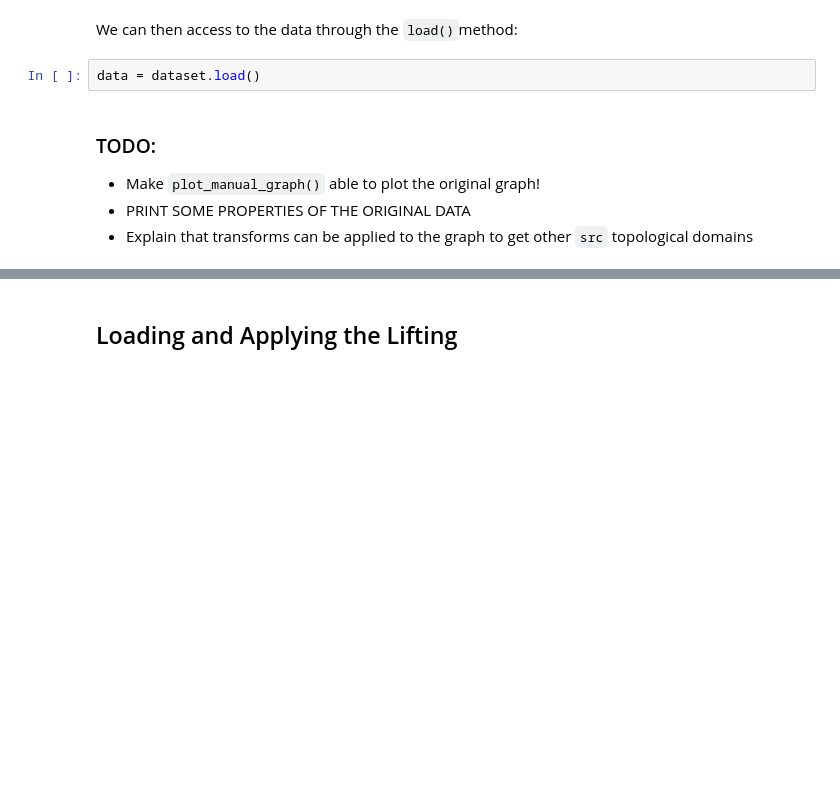
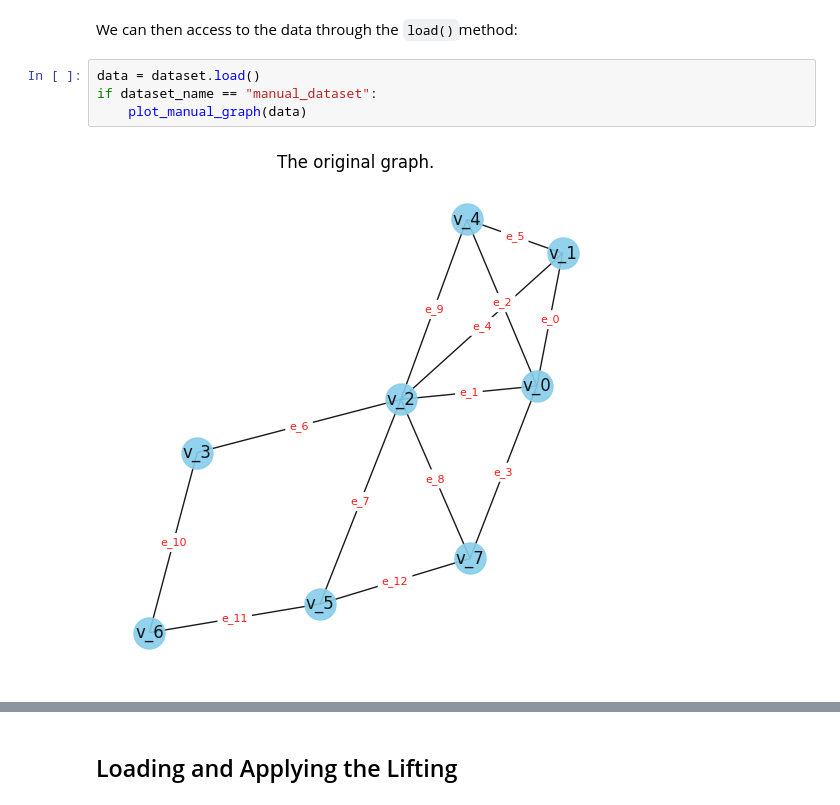
Before and after one commit to pyt-team/challenge-icml-2024, a Jupyter notebook: tutorials/graph2simplicial/clique_lifting.ipynb, the cells around one changed output, grey strips where cells are left out. Drawn from its saved outputs; the diff is of its cells as text; blank space fills up the shorter version.

```diff
--- a/tutorials/graph2simplicial/clique_lifting.ipynb
+++ b/tutorials/graph2simplicial/clique_lifting.ipynb
@@ -64,8 +65,7 @@ dataset = GraphLoader(dataset_config)
 We can then access to the data through the `load()`method:
 # %%
 data = dataset.load()
+if dataset_name == "manual_dataset":
+    plot_manual_graph(data)
+# %% [output]
+[figure, added]
-# %% [markdown]
-### TODO:
-- Make `plot_manual_graph()` able to plot the original graph!
-- PRINT SOME PROPERTIES OF THE ORIGINAL DATA
-- Explain that transforms can be applied to the graph to get other `src` topological domains
```
Also changed, not shown: parts of 13 cells of this notebook, 1 other file.
